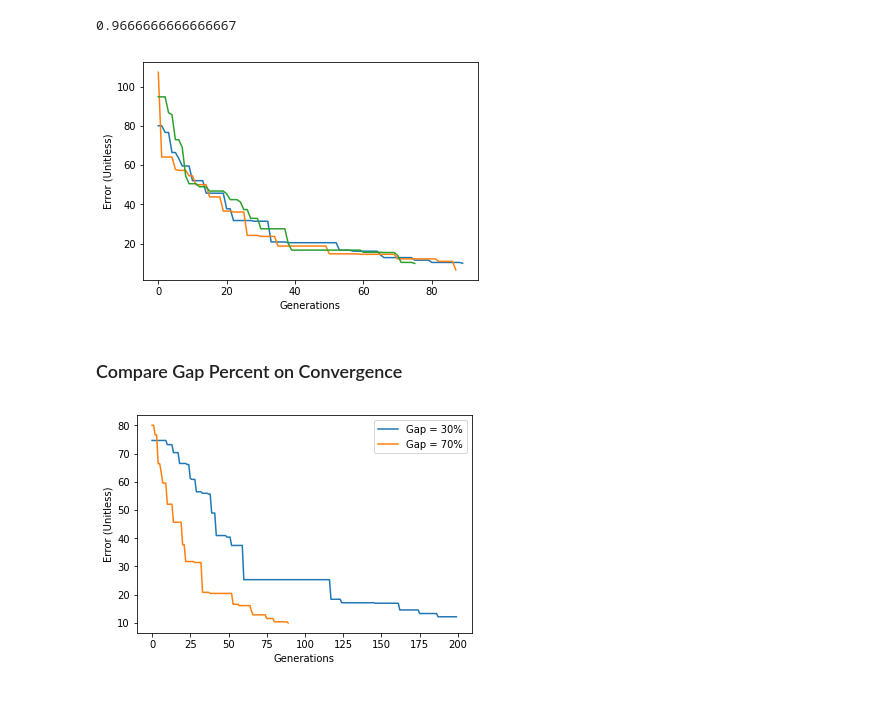
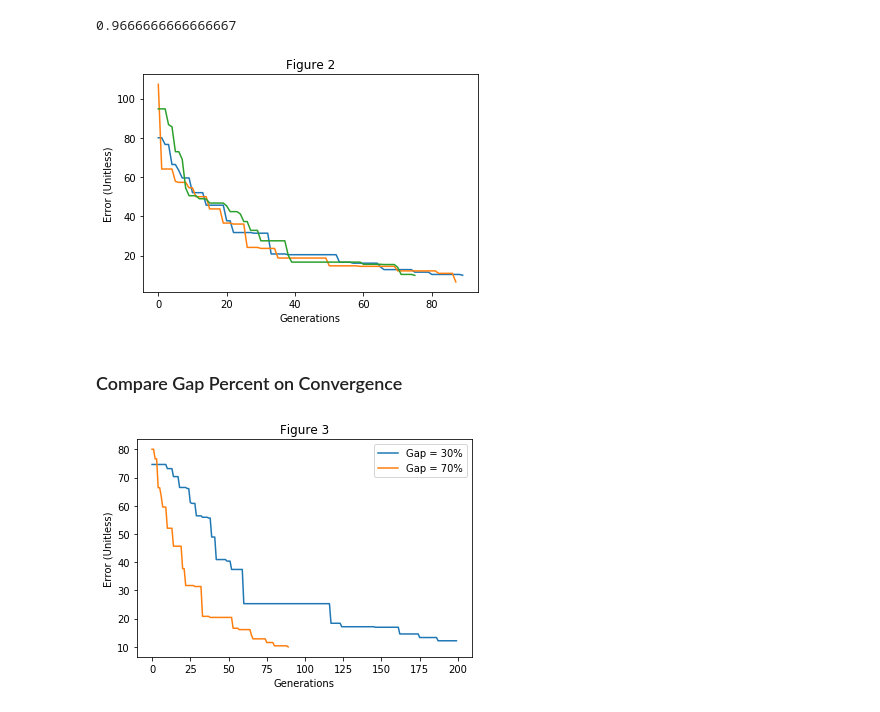
Before and after one commit to MattAlanWright/PyGP, a Jupyter notebook: Iris Data Set Breeder.ipynb, the cells around one changed output. Drawn from its saved outputs; the diff is of its cells as text; code cells hidden in the pictures.

```diff
--- a/Iris Data Set Breeder.ipynb
+++ b/Iris Data Set Breeder.ipynb
@@ -128,12 +129,13 @@ history_70[best_performer_70]['test_acc']
 # %%
 for i in range(3):
     error = history_70[i]['error']
     plt.plot(error)
 plt.xlabel("Generations")
 plt.ylabel("Error (Unitless)")
+plt.title("Figure 2")
 plt.show()
 # %% [output]
-[figure, old version]
+[figure, new version]
 # %% [markdown]
 ### Compare Gap Percent on Convergence
 # %%
@@ -148,6 +150,7 @@ plt.legend([
     'Gap = 30%',
     'Gap = 70%'
 ])
+plt.title("Figure 3")
 plt.show()
 # %% [output]
-[figure, old version]
+[figure, new version]
```
Also changed, not shown: parts of 1 cell of this notebook, 2 other files.
